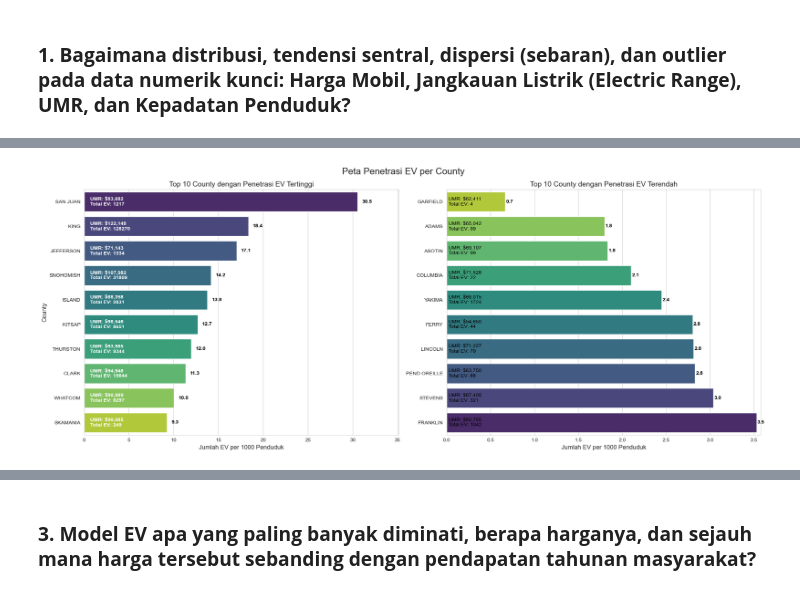
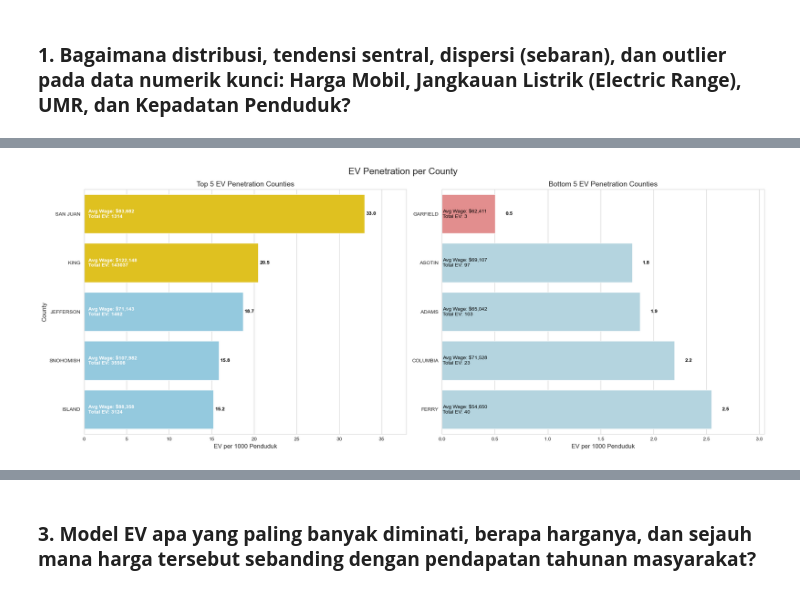
Before and after one commit to CODA-Assignment-Bay/final-project-coda-008-rmt-group-1, a Jupyter notebook: Data_analyst.ipynb, the cells around one changed output, grey strips where cells are left out. Saved outputs shown, nothing was run; the diff lists cells and outputs as text; code cells hidden in the pictures.

Commit message:
data final

```diff
--- a/Data_analyst.ipynb
+++ b/Data_analyst.ipynb
@@ -50,7 +50,7 @@ sns.set_style('whitegrid')
 # Memuat semua dataset yang dibutuhkan
 ev_df = pd.read_csv('ev_final.csv')
 ump_df = pd.read_csv('county_umr.csv')
-harga_df = pd.read_csv('car_models_prices_2025.csv')
+harga_df = pd.read_csv('df_price.csv')
 populasi_df = pd.read_csv('total_populasi_per_county.csv')
 
 print("Semua dataset berhasil dimuat.")
@@ -60,6 +60,8 @@ Semua dataset berhasil dimuat.
 ## **iv. Data Cleaning & Merging**
 Pada tahap ini, kita akan membersihkan setiap dataset dan menggabungkannya menjadi satu DataFrame utama untuk analisis.
 # %%
+import pandas as pd
+
 # Pembersihan & Persiapan Data
 
 # Fungsi untuk menstandarkan nama kolom (lowercase, ganti spasi/titik dengan underscore)
@@ -76,7 +78,7 @@ populasi_df = standardize_columns(populasi_df)
 # Mengubah nama kolom spesifik agar seragam untuk merging
 ev_df.rename(columns={'model': 'model', 'county': 'county', 'vin_(1-10)': 'vin'}, inplace=True)
 harga_df.rename(columns={'price_2025': 'price'}, inplace=True)
-ump_df.rename(columns={'value': 'umr'}, inplace=True)
+ump_df.rename(columns={'value': 'min_wage'}, inplace=True)
 populasi_df.rename(columns={'pop_2025': 'population'}, inplace=True)
 
 # Menyeragamkan format isi kolom 'county' untuk kunci gabungan
@@ -104,3 +106,11 @@ print("Contoh kolom df_analysis:", df_analysis.columns[:5])
 Data setelah digabungkan dan semua nama kolom diseragamkan:
 Contoh kolom df_merged: Index(['vin', 'model_year', 'make', 'model', 'electric_vehicle_type'], dtype='object')
 Contoh kolom df_analysis: Index(['county', 'population', 'umr', 'ev_count', 'ev_penetration_rate'], dtype='object')
+# %%
+# Ubah kolom 'umr' menjadi 'avg_wage'
+df_merged.rename(columns={'umr': 'avg_wage'}, inplace=True)
+df_analysis.rename(columns={'umr': 'avg_wage'}, inplace=True)
+
+# Cek hasil
+print(df_merged.columns.tolist())
+print(df_analysis.columns.tolist())
@@ -278,36 +279,56 @@ Analisis ini menyoroti gambaran harga dan performa EV, serta kondisi sosio-ekono
 # %%
-top_10_penetration = df_analysis.nlargest(10, 'ev_penetration_rate')
-bottom_10_penetration = df_analysis.nsmallest(10, 'ev_penetration_rate')
+# Ambil top 5 dan bottom 5 penetration
+top_5_penetration = df_analysis.nlargest(5, 'ev_penetration_rate')
+bottom_5_penetration = df_analysis.nsmallest(5, 'ev_penetration_rate')
 
-# Membuat visualisasi
+# Visualisasi
 fig, axes = plt.subplots(1, 2, figsize=(20, 8), gridspec_kw={'width_ratios': [1, 1]})
-fig.suptitle('Peta Penetrasi EV per County', fontsize=18)
+fig.suptitle('EV Penetration per County', fontsize=18)
 
-# --- Grafik untuk Penetrasi Tertinggi ---
-ax1 = sns.barplot(x='ev_penetration_rate', y='county', data=top_10_penetration, ax=axes[0], palette='viridis', hue='county', legend=False)
-ax1.set_title('Top 10 County dengan Penetrasi EV Tertinggi', fontsize=14)
-ax1.set_xlabel('Jumlah EV per 1000 Penduduk', fontsize=12)
+# --- Top 5 Penetrasi ---
+colors_top = ['gold' if i < 2 else 'skyblue' for i in range(len(top_5_penetration))]
+
+ax1 = sns.barplot(
+    x='ev_penetration_rate',
+    y='county',
+    data=top_5_penetration,
+    ax=axes[0],
+    palette=colors_top,
+    dodge=False
+)
+
+ax1.set_title('Top 5 EV Penetration Counties', fontsize=14)
+ax1.set_xlabel('EV per 1000 Penduduk', fontsize=12)
 ax1.set_ylabel('County', fontsize=12)
 
-# Menambahkan label UMR dan Jumlah EV di dalam bar
-for i, (p_rate, umr, ev_count) in enumerate(zip(top_10_penetration['ev_penetration_rate'], top_10_penetration['umr'], top_10_penetration['ev_count'])):
-    ax1.text(0.5, i, f' UMR: ${umr:,.0f}\n Total EV: {ev_count}', color='white', va='center', ha='left', fontweight='bold')
-    ax1.text(p_rate + 0.5, i, f'{p_rate:.1f}', color='black', va='center', fontweight='bold') # Label di ujung bar
-ax1.set_xlim(right=top_10_penetration['ev_penetration_rate'].max() * 1.15)
+for i, (p_rate, avg_wage, ev_count) in enumerate(zip(
+        top_5_penetration['ev_penetration_rate'],
+        top_5_penetration['avg_wage'],
+        top_5_penetration['ev_count']
+    )):
+    ax1.text(0.5, i, f'Avg Wage: ${avg_wage:,.0f}\nTotal EV: {ev_count}',
+             color='white', va='center', ha='left', fontweight='bold')
+    ax1.text(p_rate + 0.2, i, f'{p_rate:.1f}',
+             color='black', va='center', fontweight='bold')
+
+ax1.set_xlim(right=top_5_penetration['ev_penetration_rate'].max() * 1.15)
 
 
-# --- Grafik untuk Penetrasi Terendah ---
-ax2 = sns.barplot(x='ev_penetration_rate', y='county', data=bottom_10_penetration, ax=axes[1], palette='viridis_r', hue='county', legend=False)
-ax2.set_title('Top 10 County dengan Penetrasi EV Terendah', fontsize=14)
-ax2.set_xlabel('Jumlah EV per 1000 Penduduk', fontsize=12)
+
+# --- Bottom 5 Penetrasi ---
+colors_bottom = ['lightcoral' if i==0 else 'lightblue' for i in range(len(bottom_5_penetration))]
+ax2 = sns.barplot(x='ev_penetration_rate', y='county', data=bottom_5_penetration,
+                  ax=axes[1], palette=colors_bottom, dodge=False)
+ax2.set_title('Bottom 5 EV Penetration Counties', fontsize=14)
+ax2.set_xlabel('EV per 1000 Penduduk', fontsize=12)
 ax2.set_ylabel('')
 
-# Menambahkan label UMR dan Jumlah EV di dalam bar
-for i, (p_rate, umr, ev_count) in enumerate(zip(bottom_10_penetration['ev_penetration_rate'], bottom_10_penetration['umr'], bottom_10_penetration['ev_count'])):
-    ax2.text(0.005, i, f' UMR: ${umr:,.0f}\n Total EV: {ev_count}', color='black', va='center', ha='left')
-    ax2.text(p_rate + 0.01, i, f'{p_rate:.1f}', color='black', va='center', fontweight='bold') # Label di ujung bar
-ax2.set_xlim(right=bottom_10_penetration['ev_penetration_rate'].max() + 0.05)
-
+for i, (p_rate, avg_wage, ev_count) in enumerate(zip(bottom_5_penetration['ev_penetration_rate'],
+                                                      bottom_5_penetration['avg_wage'],
+                                                      bottom_5_penetration['ev_count'])):
+    ax2.text(0.005, i, f'Avg Wage: ${avg_wage:,.0f}\nTotal EV: {ev_count}', color='black', va='center', ha='left')
+    ax2.text(p_rate + 0.1, i, f'{p_rate:.1f}', color='black', va='center', fontweight='bold')
+ax2.set_xlim(right=bottom_5_penetration['ev_penetration_rate'].max() + 0.5)
 
 plt.tight_layout()
 plt.show()
@@ -315,4 +343,4 @@ plt.show()
-[figure, old version]
+[figure, new version]
 # %% [markdown]
 **Interpretasi:**
 
```
Also changed, not shown: parts of 19 cells of this notebook, 1 other file.
